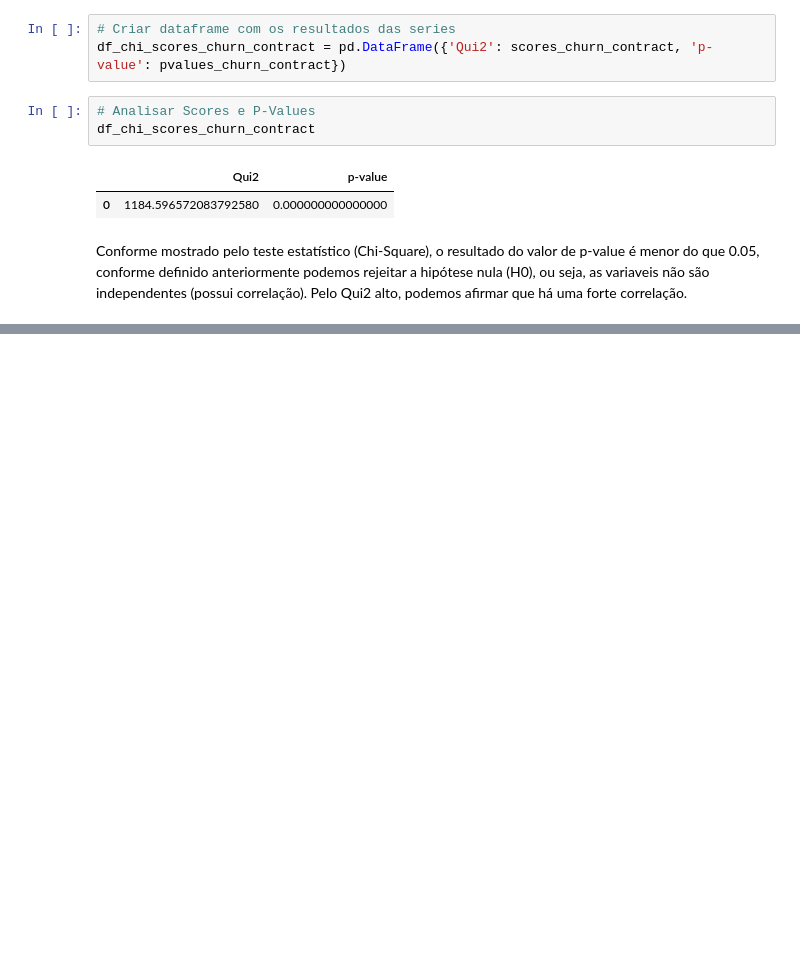
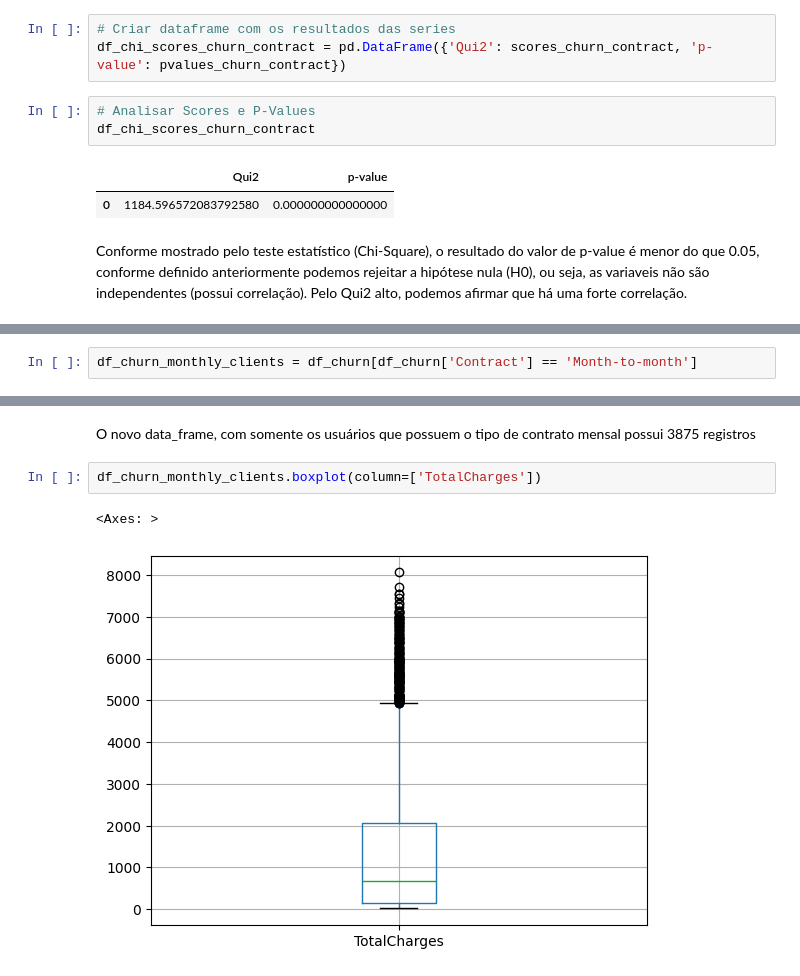
Before and after one commit to icrxz/rocketseat-ai-bootcamp, a Jupyter notebook: eda_telecom/eda_churn.ipynb, the cells around one changed output, grey strips where cells are left out. Saved outputs shown, nothing was run; the diff lists cells and outputs as text; blank space fills up the shorter version.

```diff
--- a/eda_telecom/eda_churn.ipynb
+++ b/eda_telecom/eda_churn.ipynb
@@ -843,0 +1051,2 @@ Conforme mostrado pelo teste estatístico (Chi-Square), o resultado do valor de
+# %%
+df_churn_monthly_clients = df_churn[df_churn['Contract'] == 'Month-to-month']
@@ -843,0 +1073,7 @@ Conforme mostrado pelo teste estatístico (Chi-Square), o resultado do valor de
+# %% [markdown]
+O novo data_frame, com somente os usuários que possuem o tipo de contrato mensal possui 3875 registros
+# %%
+df_churn_monthly_clients.boxplot(column=['TotalCharges'])
+# %% [output]
+<Axes: >
+[figure, added]
```
Also changed, not shown: parts of 73 cells of this notebook, 14 other files.
